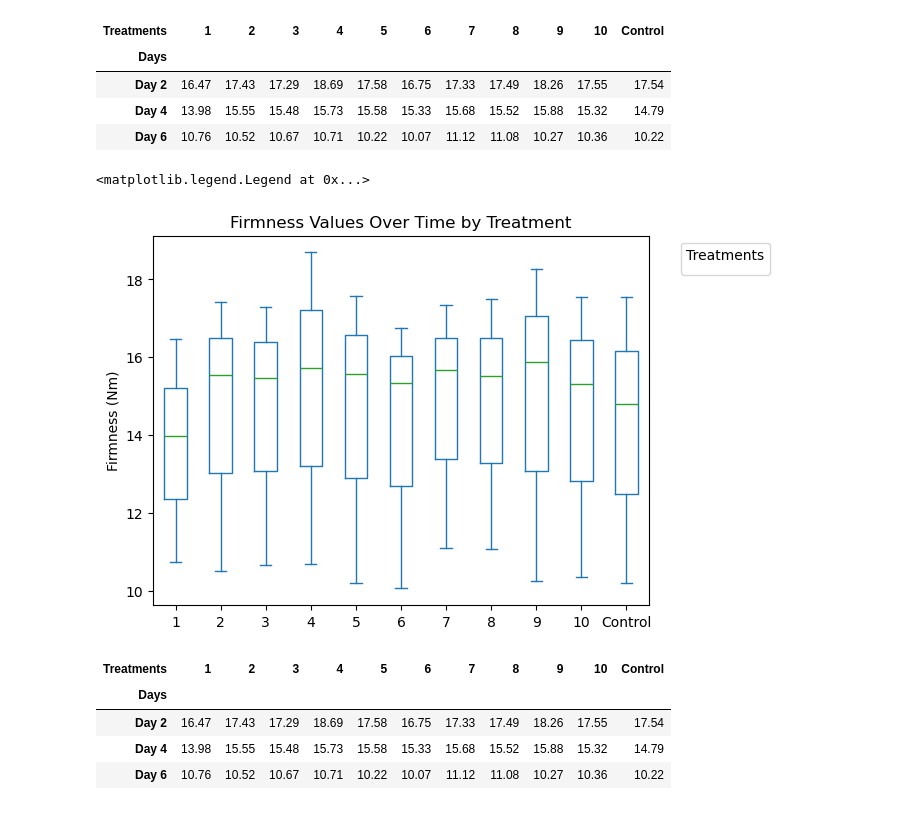
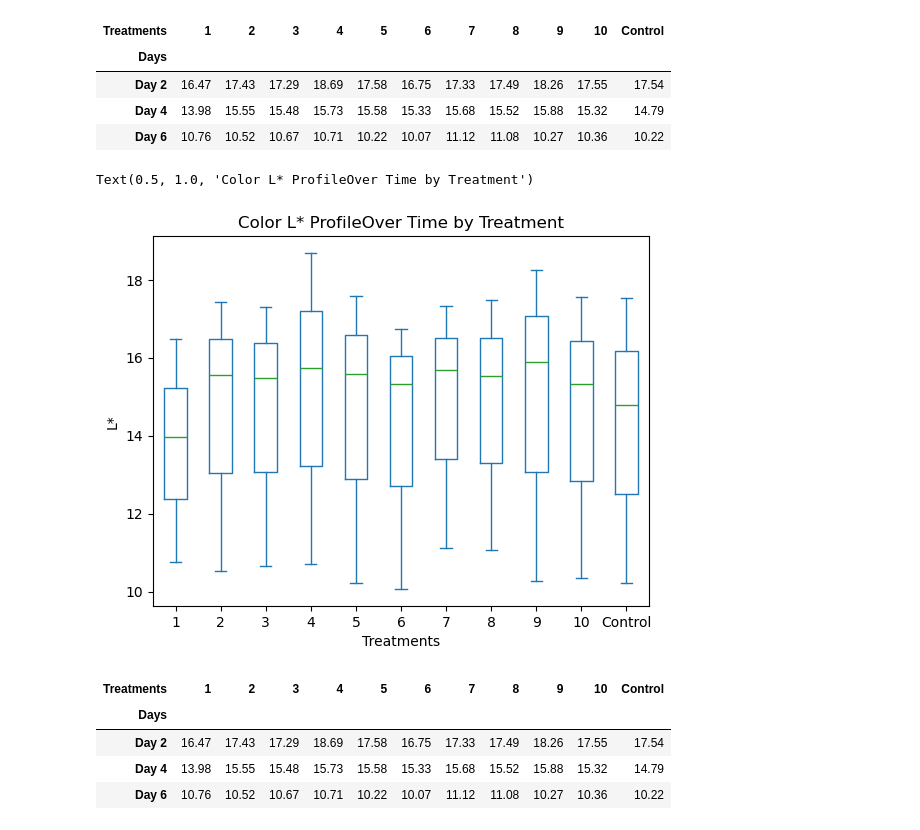
Before and after one commit to saqlineniam/Coating, a Jupyter notebook: color.ipynb, the cells around one changed output. Drawn from its saved outputs; the diff is of its cells as text; code cells hidden in the pictures.

```diff
--- a/color.ipynb
+++ b/color.ipynb
@@ -79,12 +79,12 @@ df = pd.concat([pd.DataFrame([day0], index=['Day 0']), df])
 df = df.sort_index()
 # %%
 ax = df.plot(kind = 'box')
-ax.set_ylabel('Firmness (Nm)')
-ax.set_title('Firmness Values Over Time by Treatment')
-ax.legend(title='Treatments', bbox_to_anchor=(1.05, 1), loc='upper left')
+ax.set_ylabel('L*')
+ax.set_xlabel('Treatments')
+ax.set_title('Color L* ProfileOver Time by Treatment')
 # %% [output]
-<matplotlib.legend.Legend at 0x...>
+Text(0.5, 1.0, 'Color L* ProfileOver Time by Treatment')
-[figure, old version]
+[figure, new version]
 # %%
 df
 # %% [output]
```
